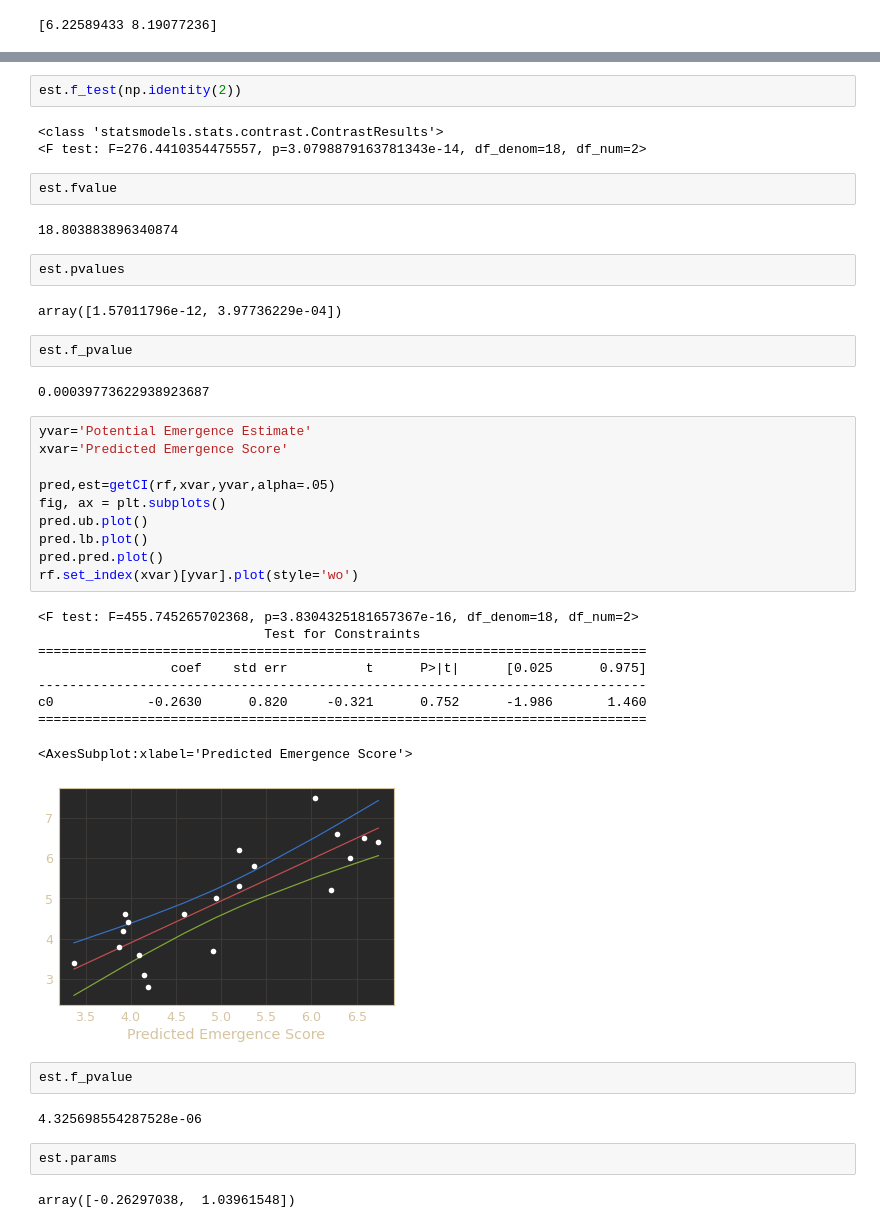
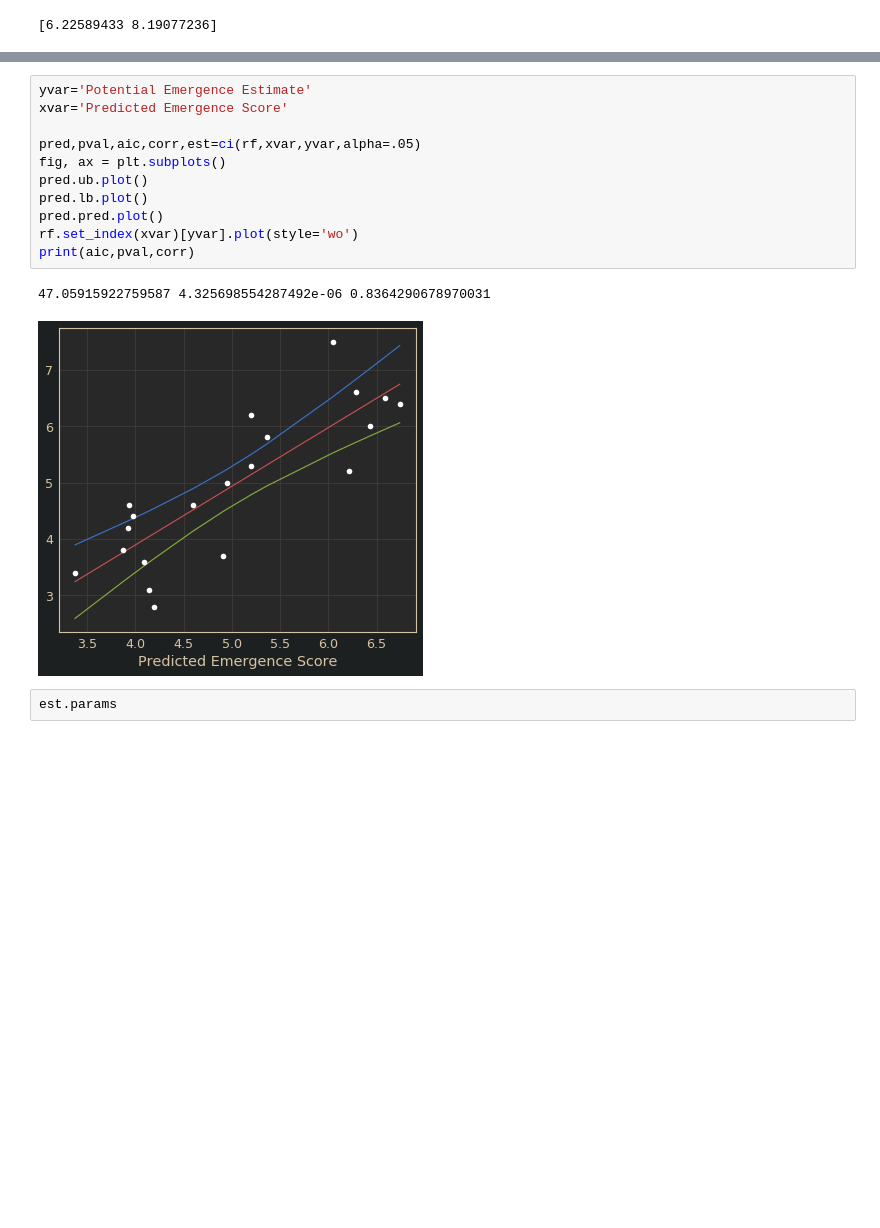
Before and after one commit to zeroknowledgediscovery/emergenet, a Jupyter notebook: irat_qnet/results/pred_linear_bounds.ipynb, the cells around one changed output, grey strips where cells are left out. Drawn from its saved outputs; the diff is of its cells as text; blank space fills up the shorter version.

```diff
--- a/irat_qnet/results/pred_linear_bounds.ipynb
+++ b/irat_qnet/results/pred_linear_bounds.ipynb
@@ -120,45 +55,16 @@ rf
-# %%
-est.f_test(np.identity(2))
-# %% [output]
-<class 'statsmodels.stats.contrast.ContrastResults'>
-<F test: F=276.4410354475557, p=3.0798879163781343e-14, df_denom=18, df_num=2>
-# %%
-est.fvalue
-# %% [output]
-18.803883896340874
-# %%
-est.pvalues
-# %% [output]
-array([1.57011796e-12, 3.97736229e-04])
-# %%
-est.f_pvalue
-# %% [output]
-0.00039773622938923687
 # %%
 yvar='Potential Emergence Estimate'
 xvar='Predicted Emergence Score'
 
-pred,est=getCI(rf,xvar,yvar,alpha=.05)
+pred,pval,aic,corr,est=ci(rf,xvar,yvar,alpha=.05)
 fig, ax = plt.subplots()
 pred.ub.plot()
 pred.lb.plot()
 pred.pred.plot()
 rf.set_index(xvar)[yvar].plot(style='wo')
+print(aic,pval,corr)
 # %% [output]
-<F test: F=455.745265702368, p=3.8304325181657367e-16, df_denom=18, df_num=2>
-                             Test for Constraints
-==============================================================================
-                 coef    std err          t      P>|t|      [0.025      0.975]
-------------------------------------------------------------------------------
-c0            -0.2630      0.820     -0.321      0.752      -1.986       1.460
-==============================================================================
+47.05915922759587 4.325698554287492e-06 0.8364290678970031
-<AxesSubplot:xlabel='Predicted Emergence Score'>
-[figure, old version]
+[figure, new version]
-# %%
-est.f_pvalue
-# %% [output]
-4.325698554287528e-06
 # %%
 est.params
-# %% [output]
-array([-0.26297038,  1.03961548])
```
Also changed, not shown: parts of 14 cells of this notebook.
